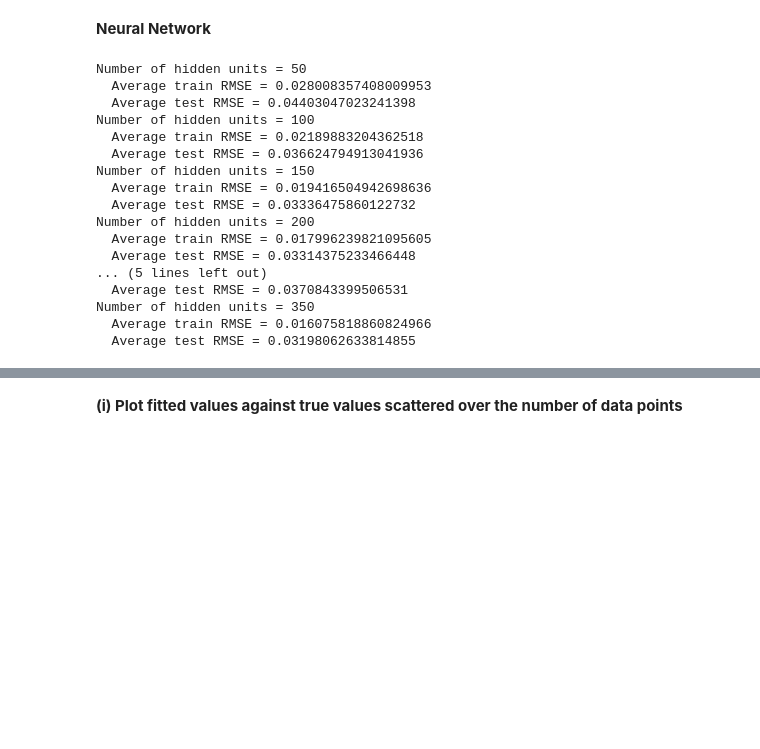
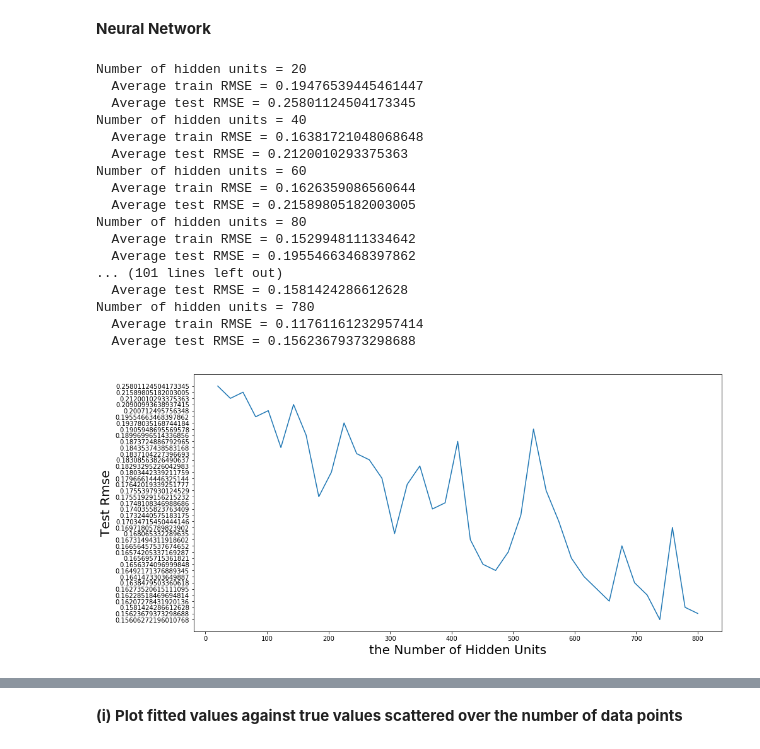
Before and after one commit to sikasjc/EE219, a Jupyter notebook: Project4/Project4.ipynb, the cells around one changed output, grey strips where cells are left out. Cells and saved outputs as stored; diff of their text form; code cells hidden in the pictures; blank space fills up the shorter version.

```diff
--- a/Project4/Project4.ipynb
+++ b/Project4/Project4.ipynb
@@ -189,6 +189,7 @@ def calculate_RMSE(predicted, actual):
 #from sklearn.model_selection import train_test_split
 from sklearn.neural_network import MLPRegressor
 from sklearn.model_selection import KFold
+import math
 
 train_data = theinput.copy()
 target = size_column
@@ -196,7 +197,8 @@ kf = KFold(n_splits=10)
 #X_train,X_test,y_train,y_test = train_test_split(train_data, target, test_size=0.1, random_state = 42)
 
 # relu
-for i in range(50, 400, 50):
+relu = []
+for i in range(20, 800, 20):
     print('Number of hidden units = ' + str(i))
     train_RMSE =[]
     test_RMSE = []
@@ -211,25 +213,34 @@ for i in range(50, 400, 50):
         train_RMSE.append(calculate_RMSE(y_train, neu_net_reg.predict(X_train)))
         test_RMSE.append(calculate_RMSE(y_test, neu_net_reg.predict(X_test)))
 
-    print('  Average train RMSE = '+ str(sum(train_RMSE)/len(train_RMSE)))
-    print('  Average test RMSE = '+ str(sum(test_RMSE)/len(test_RMSE)))
+    relu.append(str(math.sqrt(sum(test_RMSE)/len(test_RMSE))))
+    print('  Average train RMSE = '+ str(math.sqrt(sum(train_RMSE)/len(train_RMSE))))
+    print('  Average test RMSE = '+ str(math.sqrt(sum(test_RMSE)/len(test_RMSE))))
 # %% [output]
-Number of hidden units = 50
-  Average train RMSE = 0.028008357408009953
-  Average test RMSE = 0.04403047023241398
-Number of hidden units = 100
-  Average train RMSE = 0.02189883204362518
-  Average test RMSE = 0.036624794913041936
-Number of hidden units = 150
-  Average train RMSE = 0.019416504942698636
-  Average test RMSE = 0.03336475860122732
-Number of hidden units = 200
-  Average train RMSE = 0.017996239821095605
-  Average test RMSE = 0.03314375233466448
-... (5 lines left out)
-  Average test RMSE = 0.0370843399506531
-Number of hidden units = 350
-  Average train RMSE = 0.016075818860824966
-  Average test RMSE = 0.03198062633814855
+Number of hidden units = 20
+  Average train RMSE = 0.19476539445461447
+  Average test RMSE = 0.25801124504173345
+Number of hidden units = 40
+  Average train RMSE = 0.16381721048068648
+  Average test RMSE = 0.2120010293375363
+Number of hidden units = 60
+  Average train RMSE = 0.1626359086560644
+  Average test RMSE = 0.21589805182003005
+Number of hidden units = 80
+  Average train RMSE = 0.1529948111334642
+  Average test RMSE = 0.19554663468397862
+... (101 lines left out)
+  Average test RMSE = 0.1581424286612628
+Number of hidden units = 780
+  Average train RMSE = 0.11761161232957414
+  Average test RMSE = 0.15623679373298688
+# %%
+plt.figure(figsize = (15,7.5))
+plt.plot(np.linspace(20, 800, len(relu)), relu)
+plt.ylabel('Test Rmse', fontsize = 20)
+plt.xlabel('the Number of Hidden Units', fontsize = 20)
+plt.show()
+# %% [output]
+[figure, added]
 # %%
 # logistic
```
Also changed, not shown: parts of 6 cells of this notebook, 1 other file.
